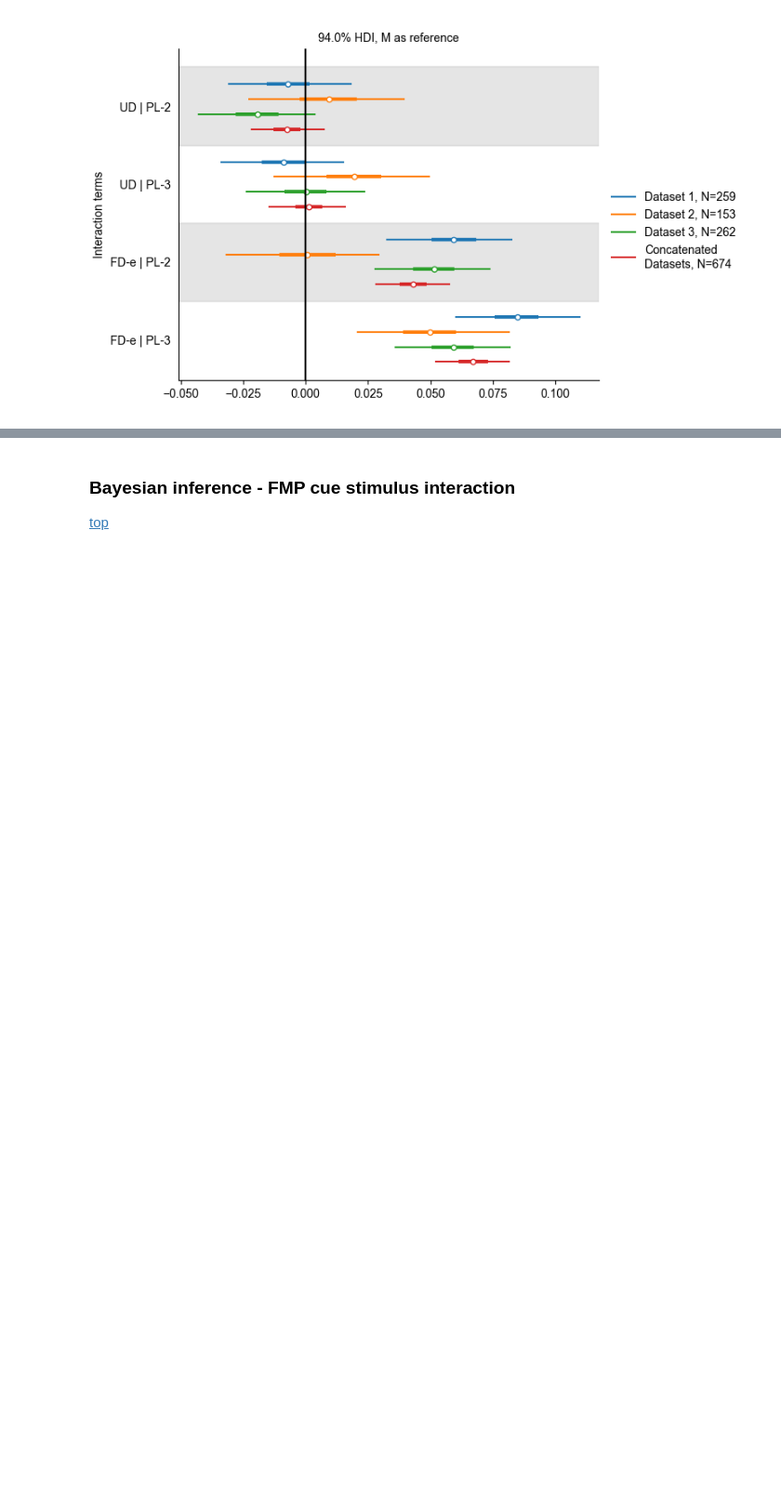
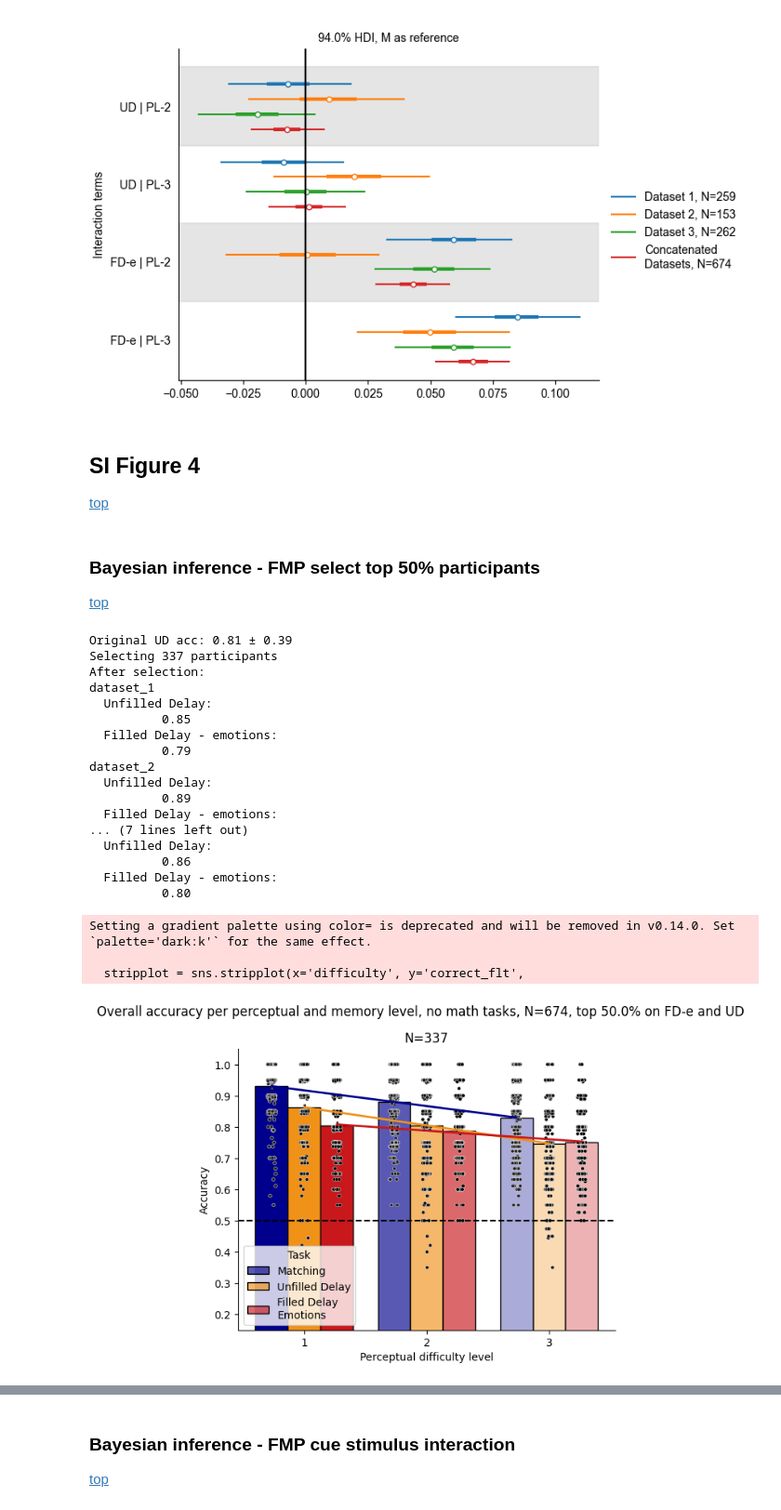
Before and after one commit to jankaWIS/FMP_paper, a Jupyter notebook: Figures/SI_Figures_FMP_paper_2024.ipynb, the cells around one changed output, grey strips where cells are left out. Shown at 93% size. Drawn from its saved outputs; the diff is of its cells as text; code cells hidden in the pictures; blank space fills up the shorter version.

```diff
--- a/Figures/SI_Figures_FMP_paper_2024.ipynb
+++ b/Figures/SI_Figures_FMP_paper_2024.ipynb
@@ -618,3 +618,75 @@ c.save(os.path.join(path_figures, 'SI', 'Supplementary_Figure_3.pdf'), dpi=300)#
 {'name': 'Arial'}
 Interaction terms across the four datasets with FM set as reference
 [figure]
+# %% [markdown]
+## SI Figure 4
+[top](#top)
+# %% [markdown]
+### Bayesian inference - FMP select top 50% participants
+[top](#top)
+# %%
+# create a special data
+data = df_dic['concat_datasets_123'].copy()
+
+# get the mean
+mu_UD = data.loc[(data["task"]=="Unfilled Delay")&(data["difficulty"]==1)].correct_flt.mean()
+sd_UD = data.loc[(data["task"]=="Unfilled Delay")&(data["difficulty"]==1)].correct_flt.std()
+
+
+# print the original acc
+print(f"Original UD acc: {mu_UD:.2f} ± {sd_UD:.2f}")
+
+# select participants, take top 50 %
+top_thr = 0.5
+matched_acc_ptc = data.loc[data["task"] == "Filled Delay - emotions"].groupby(['userID']).correct_flt.mean().sort_values()[np.ceil(674*(1-top_thr)).astype(int):].index.values
+
+print(f"Selecting {len(matched_acc_ptc)} participants")
+print("After selection:")
+
+# select only specific datasets and prepare them
+datasets2fit = ['dataset_1', 'dataset_2', 'dataset_3', 'concat_datasets_123']
+
+for f in datasets2fit:
+    data=None
+    data = df_dic[f].copy()
+    print(f)
+    print(f"""  Unfilled Delay:
+          {data.loc[data["userID"].isin(matched_acc_ptc)&(data["task"] == "Unfilled Delay")&(data["difficulty"] == 1)].correct_flt.mean():.2f}""")
+
+    print(f"""  Filled Delay - emotions:
+          {data.loc[data["userID"].isin(matched_acc_ptc)&(data["task"] == "Filled Delay - emotions")&(data["difficulty"] == 1)].correct_flt.mean():.2f}""")
+
+
+
+fig, ax = plt.subplots(1,1)
+
+plot_FMP_results_slopes(data.loc[data['userID'].isin(matched_acc_ptc)], ax, get_flattened_palette(hue_order))
+
+plt.suptitle(f"Overall accuracy per perceptual and memory level, no math tasks, N={data.userID.unique().size}, top {top_thr*100}% on FD-e and UD",
+             y=1.0)
+
+
+# plt.savefig(os.path.join('/Users/jan/Downloads', 'fig2_FMP.pdf'), dpi=150, bbox_inches="tight")
+plt.show()
+# %% [output]
+Original UD acc: 0.81 ± 0.39
+Selecting 337 participants
+After selection:
+dataset_1
+  Unfilled Delay:
+          0.85
+  Filled Delay - emotions:
+          0.79
+dataset_2
+  Unfilled Delay:
+          0.89
+  Filled Delay - emotions:
+... (7 lines left out)
+  Unfilled Delay:
+          0.86
+  Filled Delay - emotions:
+          0.80
+Setting a gradient palette using color= is deprecated and will be removed in v0.14.0. Set `palette='dark:k'` for the same effect.
+
+  stripplot = sns.stripplot(x='difficulty', y='correct_flt',
+[figure, added]
```
Also changed, not shown: parts of 14 cells of this notebook, 16 other files.
